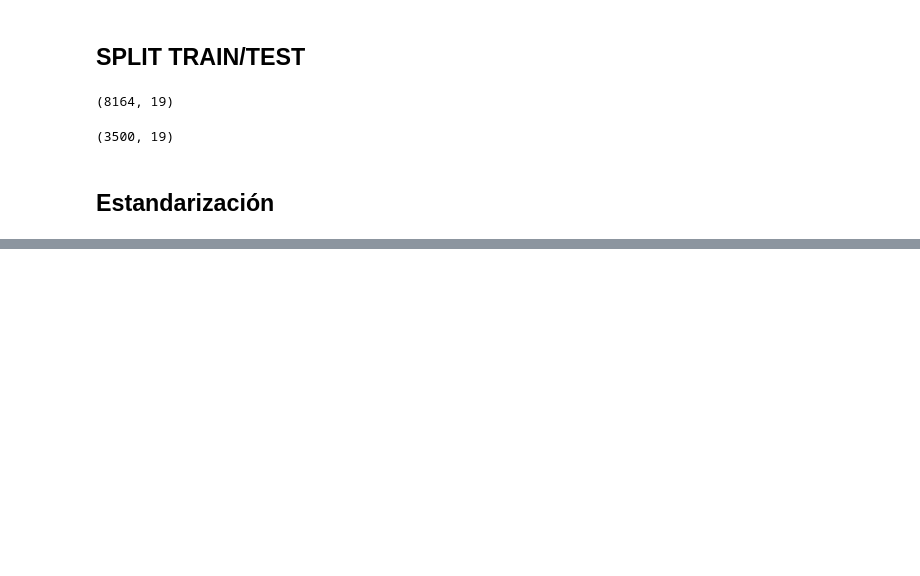
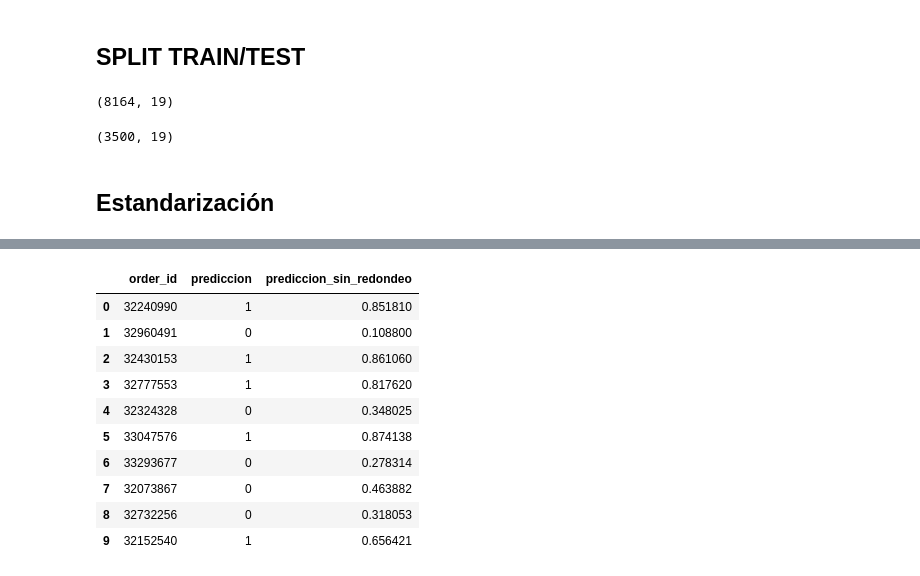
Before and after one commit to Unbiunio/ML_Delivery_Orders, a Jupyter notebook: orders.ipynb, the cells around one changed output, grey strips where cells are left out. Cells and saved outputs as stored; diff of their text form; code cells hidden in the pictures; blank space fills up the shorter version.

```diff
--- a/orders.ipynb
+++ b/orders.ipynb
@@ -725,0 +936,5 @@ X_test = scaler.transform(X_test) # estandariza según la regla definida con el
+# %%
+# se hace la predicción con la probabilidad para cada categoría con predict_proba
+
+pred_proba = gbc.predict_proba(df_pred)
+pred_proba
@@ -725,0 +952,5 @@ X_test = scaler.transform(X_test) # estandariza según la regla definida con el
+# %%
+pred_proba2 = []
+for tupla in pred_proba:
+  pred_proba2.append(tupla[1])
+pred_proba2
@@ -725,0 +968,19 @@ X_test = scaler.transform(X_test) # estandariza según la regla definida con el
+# %%
+# creo un dataframe con mi predicción y las probabilidades
+df_prediccion = pd.DataFrame()
+df_prediccion['order_id'] = order_ids
+df_prediccion['prediccion'] = pred
+df_prediccion['prediccion_sin_redondeo'] = pred_proba2
+df_prediccion
+# %% [output]
+|  | order_id | prediccion | prediccion_sin_redondeo |
+| 0 | 32240990 | 1 | 0.851810 |
+| 1 | 32960491 | 0 | 0.108800 |
+| 2 | 32430153 | 1 | 0.861060 |
+| 3 | 32777553 | 1 | 0.817620 |
+| 4 | 32324328 | 0 | 0.348025 |
+| 5 | 33047576 | 1 | 0.874138 |
+| 6 | 33293677 | 0 | 0.278314 |
+| 7 | 32073867 | 0 | 0.463882 |
+| 8 | 32732256 | 0 | 0.318053 |
+| 9 | 32152540 | 1 | 0.656421 |
```
Also changed, not shown: parts of 22 cells of this notebook, 5 other files.
